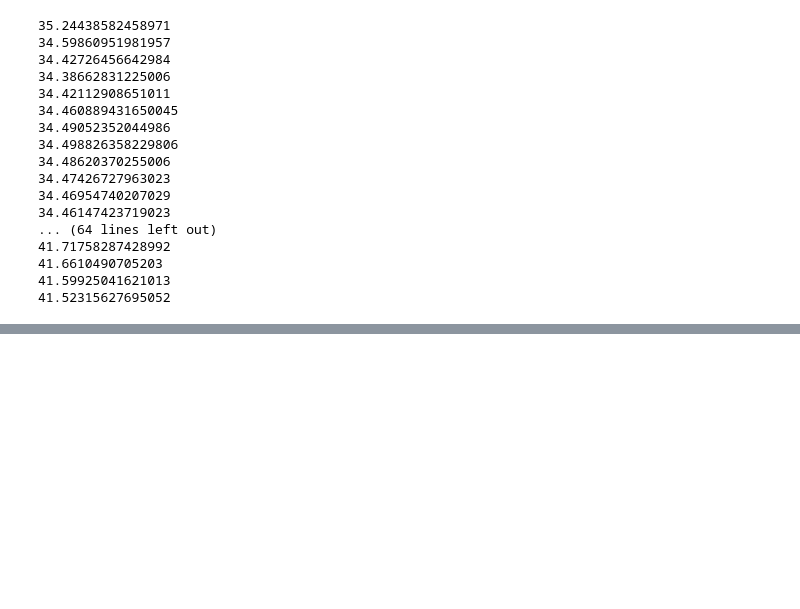
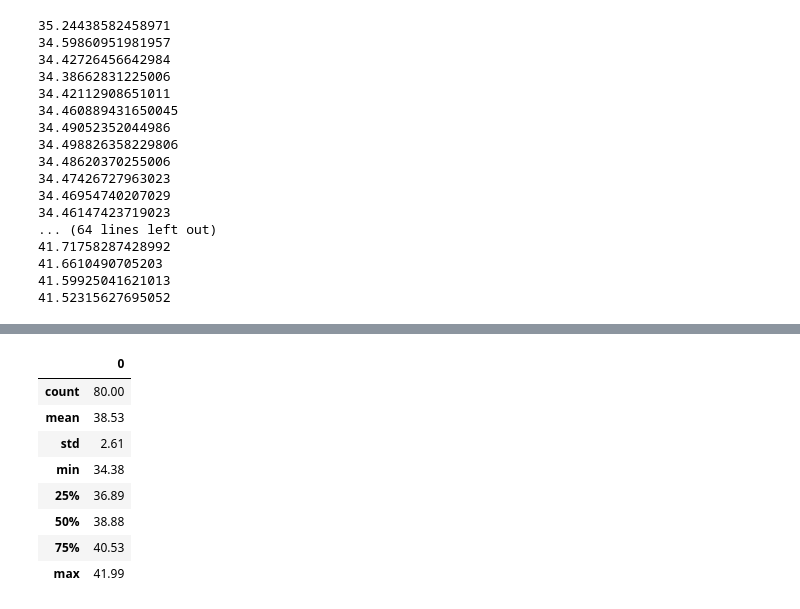
Before and after one commit to atusharkm/hello-world, a Jupyter notebook: FinBTP.ipynb, the cells around one changed output, grey strips where cells are left out. Drawn from its saved outputs; the diff is of its cells as text; code cells hidden in the pictures; blank space fills up the shorter version.

```diff
--- a/FinBTP.ipynb
+++ b/FinBTP.ipynb
@@ -334,0 +370,20 @@ n_df=pd.read_csv('Nu Data BTP - TestSet2BigValues.csv')
+# %%
+#Comparing the results of predictions and n_predictions
+nsmall_pred=predictions
+nsmall_err=errors
+
+nbig_pred=n_predictions
+nbig_err=n_errors
+# %%
+nsmall_df=pd.DataFrame(nsmall_pred)
+nsmall_df.describe()
+# %% [output]
+|  | 0 |
+| count | 80.00 |
+| mean | 38.53 |
+| std | 2.61 |
+| min | 34.38 |
+| 25% | 36.89 |
+| 50% | 38.88 |
+| 75% | 40.53 |
+| max | 41.99 |
```
Also changed, not shown: parts of 6 cells of this notebook.
